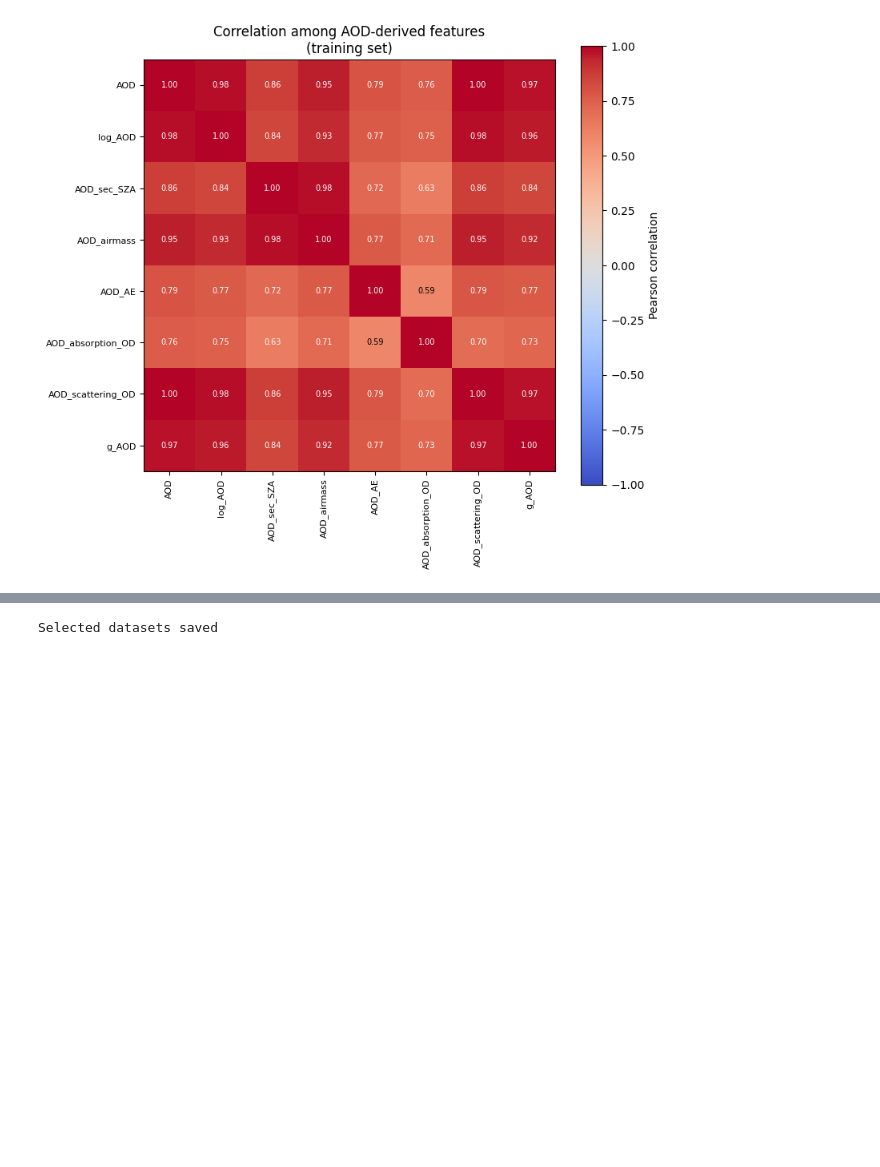
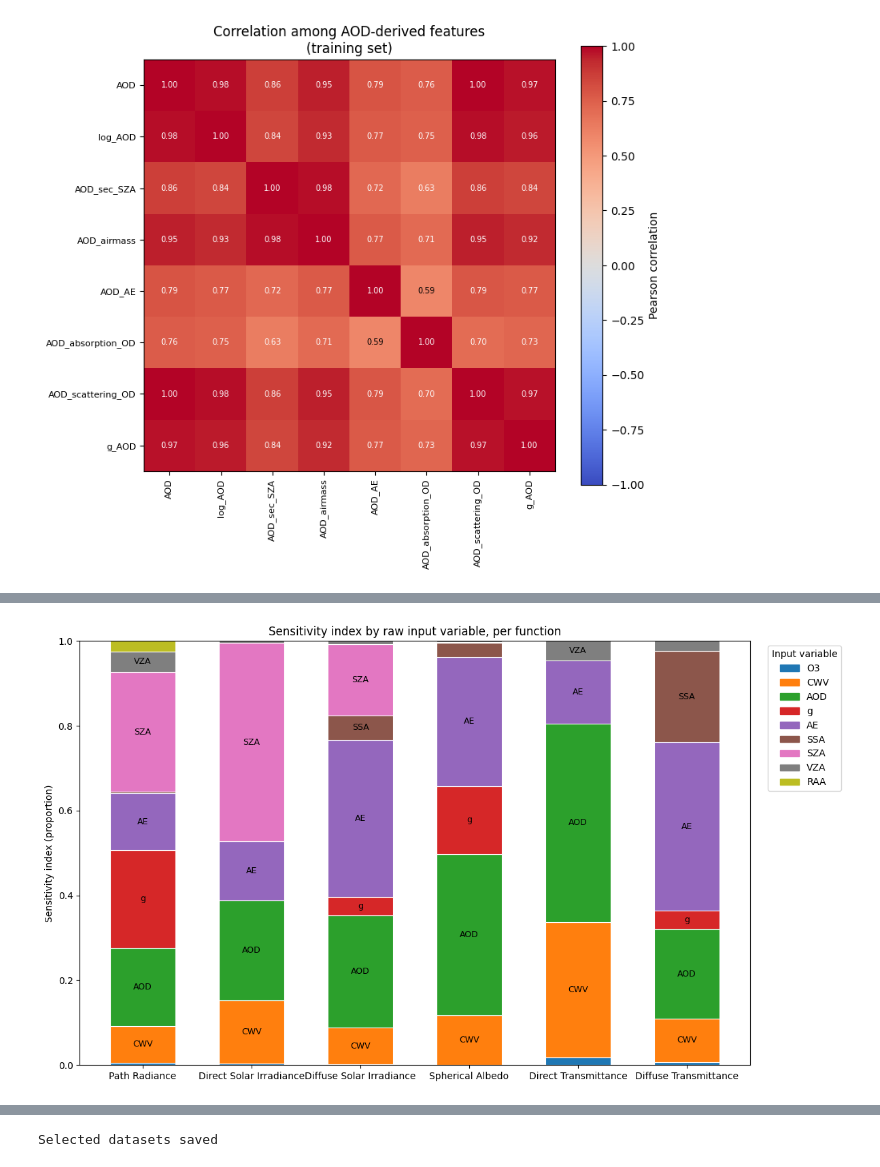
Before and after one commit to Teolul/Masters_Thesis, a Jupyter notebook: nn_feature_selection.ipynb, the cells around one changed output, grey strips where cells are left out. Cells and saved outputs as stored; diff of their text form; code cells hidden in the pictures; blank space fills up the shorter version.

```diff
--- a/nn_feature_selection.ipynb
+++ b/nn_feature_selection.ipynb
@@ -541,11 +540,15 @@ Diffuse Solar Irradiance : [AE, CWV_airmass, log_CWV, O3_airmass, AOD_sec_SZA, A
 Spherical Albedo         : [AOD, AE, log_CWV, log_AOD, AOD_airmass, AOD_AE, AOD_scattering_OD, g_AOD]
 Direct Transmittance     : [O3, CWV, AOD, cos_VZA, log_CWV, AE_squared, AOD_AE]
 Diffuse Transmittance    : [CWV, AOD, AE, cos_VZA, log_CWV, log_O3, AOD_AE, AOD_scattering_OD, SSA_g]
+# %%
+with open("all_selected_features.pkl", "wb") as f:
+    pickle.dump({"all_selected_features": all_features, "all_features_weights": all_weights, "all_feat_errors": all_feat_err}, f)
 # %%
 with open("all_selected_features.pkl", "rb") as f:
     all_selected_features = pickle.load(f)
     all_features = all_selected_features["all_selected_features"]
     all_weights = all_selected_features["all_features_weights"]
+    all_feat_err = all_selected_features["all_feat_errors"]
 # %%
 def plot_feature_proportions(all_features, all_weights, feature_names, function_names=None):
     """
@@ -652,6 +655,3 @@ AOD-related features found:
   - AOD_scattering_OD
   - g_AOD
 [figure]
-# %%
-for i, feat_idx in enumerate(features):
-    print(f"{i+1}) Selected feature: {feature_names[feat_idx]} with sensitivity {w[i]:.4f}")
@@ -666,0 +658,69 @@ for i, feat_idx in enumerate(features):
+# %%
+# Map each engineered feature back to the raw input(s) it derives from.
+# Adjust this dict if you add/remove features in build_physics_features.
+feature_to_raw_inputs = {
+    "O3": ["O3"], "CWV": ["CWV"], "AOD": ["AOD"], "g": ["g"], "AE": ["AE"],
+    "SSA": ["SSA"], "SZA": ["SZA"], "VZA": ["VZA"], "RAA": ["RAA"],
+    "cos_SZA": ["SZA"], "sec_SZA": ["SZA"], "cos_VZA": ["VZA"], "sec_VZA": ["VZA"],
+    "airmass": ["SZA", "VZA"],
+    "CWV_airmass": ["CWV", "SZA", "VZA"], "log_CWV": ["CWV"],
+    "O3_airmass": ["O3", "SZA", "VZA"], "log_O3": ["O3"],
+    "CWV_sec_SZA": ["CWV", "SZA"],
+    "log_AOD": ["AOD"], "AOD_sec_SZA": ["AOD", "SZA"], "AOD_airmass": ["AOD", "SZA", "VZA"],
+    "AE_squared": ["AE"], "AOD_AE": ["AOD", "AE"],
+    "1_minus_SSA": ["SSA"], "AOD_absorption_OD": ["AOD", "SSA"],
+    "AOD_scattering_OD": ["AOD", "SSA"], "g_squared": ["g"], "SSA_g": ["SSA", "g"],
+    "g_AOD": ["g", "AOD"], "Ba_g": ["g"],
+    "cos_scattering_angle": ["SZA", "VZA", "RAA"], "mu": ["SZA", "VZA"],
+}
+
+raw_inputs = ["O3", "CWV", "AOD", "g", "AE", "SSA", "SZA", "VZA", "RAA"]
+raw_color = {name: cm.get_cmap("tab10")(i) for i, name in enumerate(raw_inputs)}
+
+n_functions = len(all_features)
+labels = globals.function_names_plots
+
+fig, ax = plt.subplots(figsize=(max(12, n_functions * 1.2), 7))
+x = np.arange(n_functions)
+bar_width = 0.6
+
+for i in range(n_functions):
+    feats = all_features[i]
+    w = np.asarray(all_weights[i], dtype=float)
+    w_norm = w / w.sum() if w.sum() > 0 else w
+
+    # distribute each feature's weight equally across its contributing raw inputs
+    si = {name: 0.0 for name in raw_inputs}
+    for feat_idx, wn in zip(feats, w_norm):
+        fname = feature_names[feat_idx]
+        contributors = feature_to_raw_inputs.get(fname, [])
+        if not contributors:
+            continue
+        share = wn / len(contributors)
+        for c in contributors:
+            si[c] += share
+
+    bottom = 0.0
+    for name in raw_inputs:
+        val = si[name]
+        if val <= 0:
+            continue
+        ax.bar(x[i], val, bottom=bottom, width=bar_width, color=raw_color[name],
+               edgecolor="white", linewidth=0.8)
+        if val > 0.04:
+            ax.text(x[i], bottom + val / 2, name, ha="center", va="center", fontsize=9)
+        bottom += val
+
+ax.set_xticks(x)
+ax.set_xticklabels(labels, rotation=0)
+ax.set_ylabel("Sensitivity index (proportion)")
+ax.set_ylim(0, 1)
+ax.set_title("Sensitivity index by raw input variable, per function")
+
+handles = [plt.Rectangle((0, 0), 1, 1, color=raw_color[n]) for n in raw_inputs]
+ax.legend(handles, raw_inputs, bbox_to_anchor=(1.02, 1), loc="upper left", title="Input variable")
+
+plt.tight_layout()
+plt.show()
+# %% [output]
+[figure, added]
```
Also changed, not shown: parts of 7 cells of this notebook, 2 other files.
